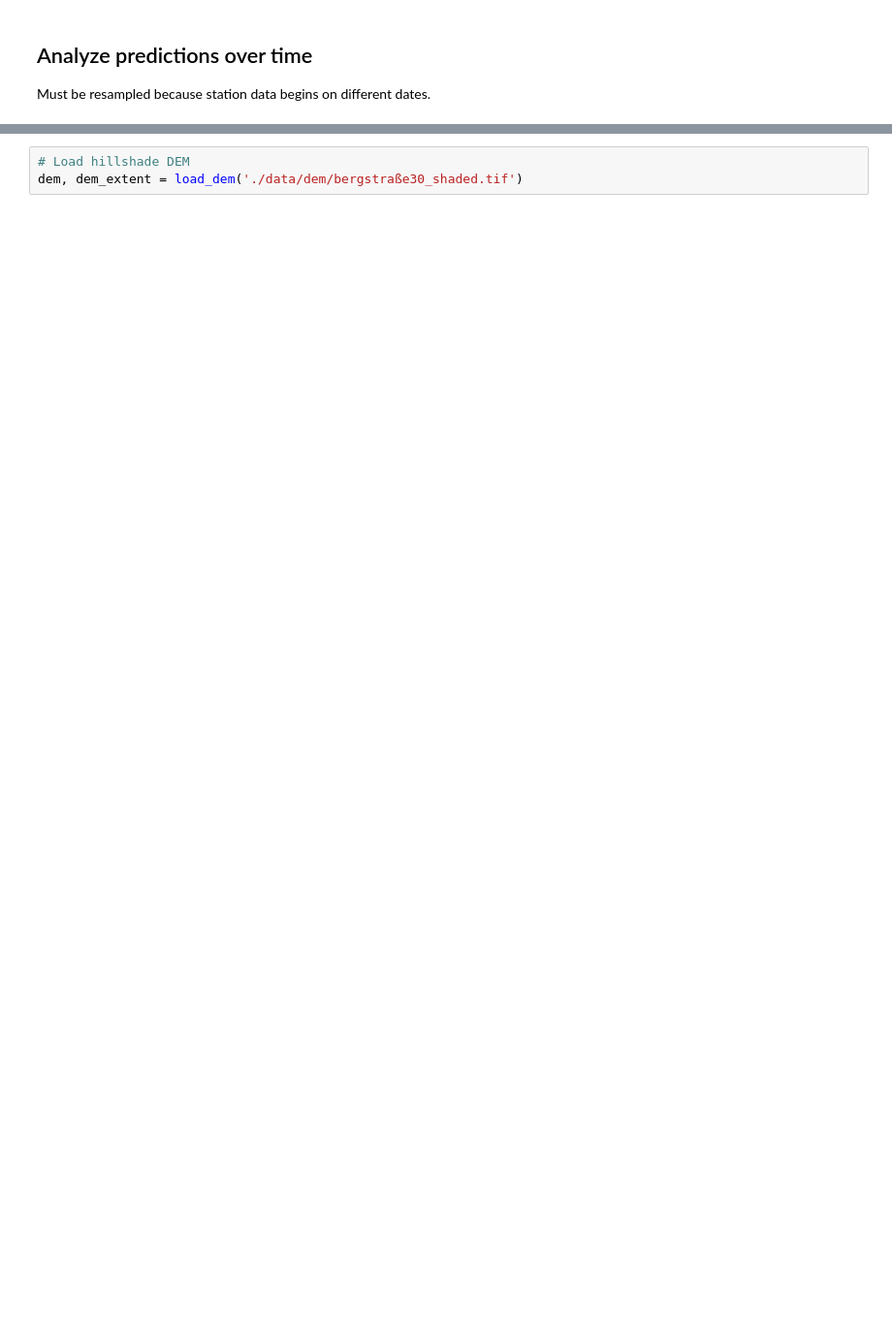
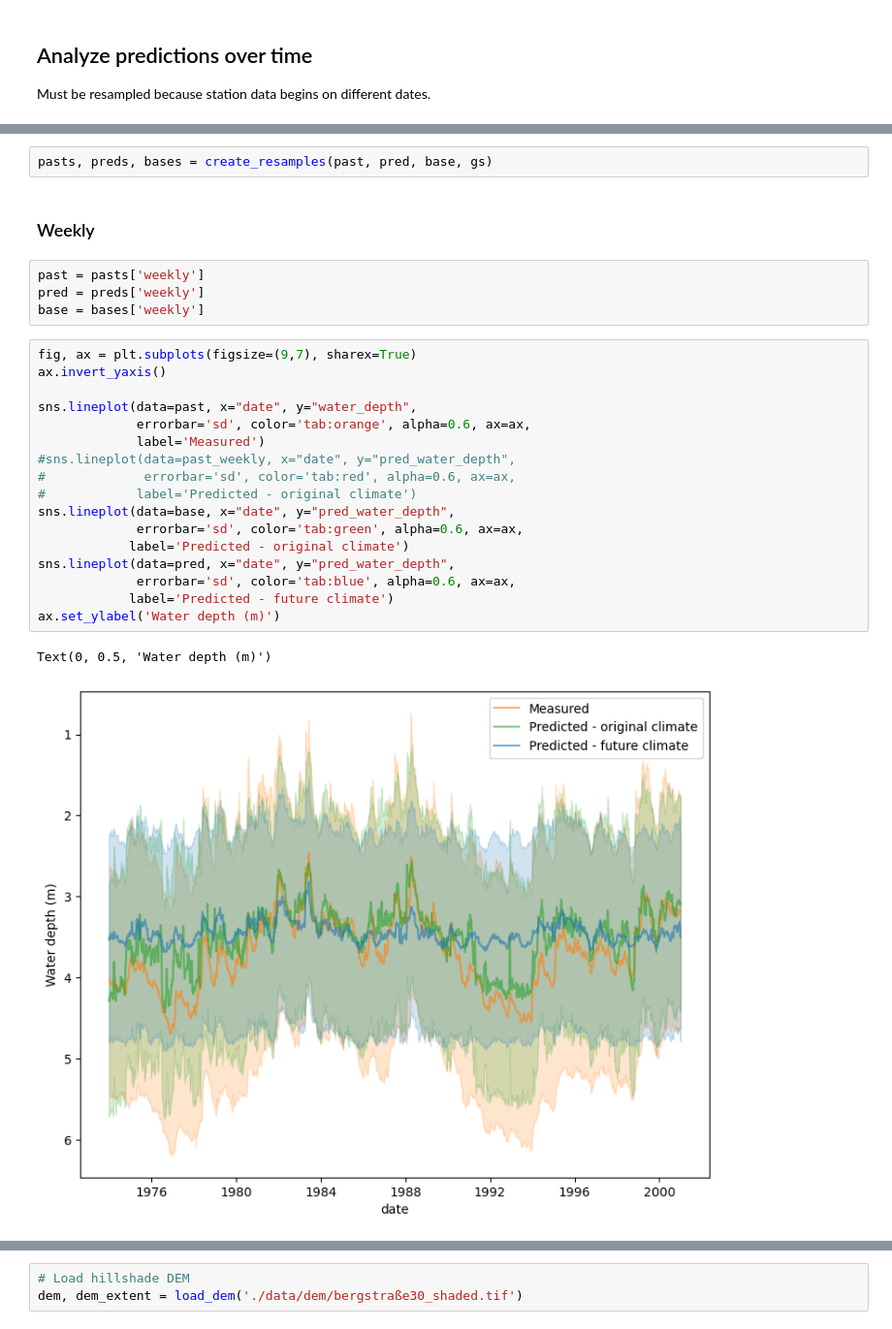
Before and after one commit to silandkyan/predict_groundwater, a Jupyter notebook: analyse_predictions.ipynb, the cells around one changed output, grey strips where cells are left out. Shown at 97% size. Drawn from its saved outputs; the diff is of its cells as text; blank space fills up the shorter version.

```diff
--- a/analyse_predictions.ipynb
+++ b/analyse_predictions.ipynb
@@ -197,0 +94,28 @@ sns.lineplot(data=base_weekly, x="date", y="pred_water_depth",
+# %%
+pasts, preds, bases = create_resamples(past, pred, base, gs)
+# %% [markdown]
+### Weekly
+# %%
+past = pasts['weekly']
+pred = preds['weekly']
+base = bases['weekly']
+# %%
+fig, ax = plt.subplots(figsize=(9,7), sharex=True)
+ax.invert_yaxis()
+
+sns.lineplot(data=past, x="date", y="water_depth",
+             errorbar='sd', color='tab:orange', alpha=0.6, ax=ax,
+             label='Measured')
+#sns.lineplot(data=past_weekly, x="date", y="pred_water_depth",
+#             errorbar='sd', color='tab:red', alpha=0.6, ax=ax,
+#            label='Predicted - original climate')
+sns.lineplot(data=base, x="date", y="pred_water_depth",
+             errorbar='sd', color='tab:green', alpha=0.6, ax=ax,
+            label='Predicted - original climate')
+sns.lineplot(data=pred, x="date", y="pred_water_depth",
+             errorbar='sd', color='tab:blue', alpha=0.6, ax=ax,
+            label='Predicted - future climate')
+ax.set_ylabel('Water depth (m)')
+# %% [output]
+Text(0, 0.5, 'Water depth (m)')
+[figure, added]
```
Also changed, not shown: parts of 41 cells of this notebook, 1 other file.
